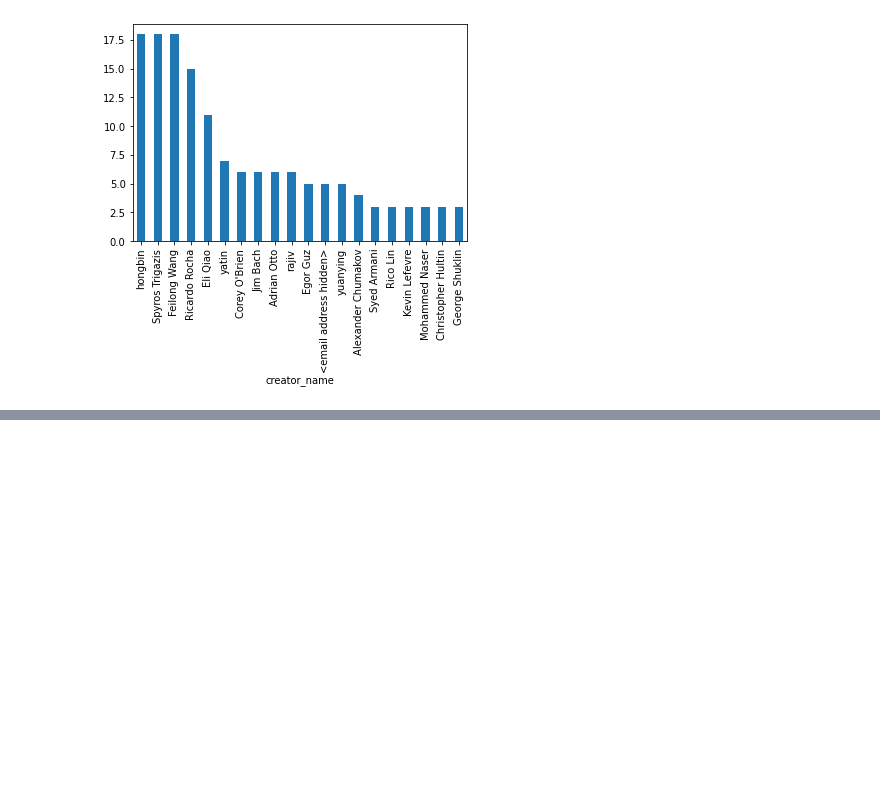
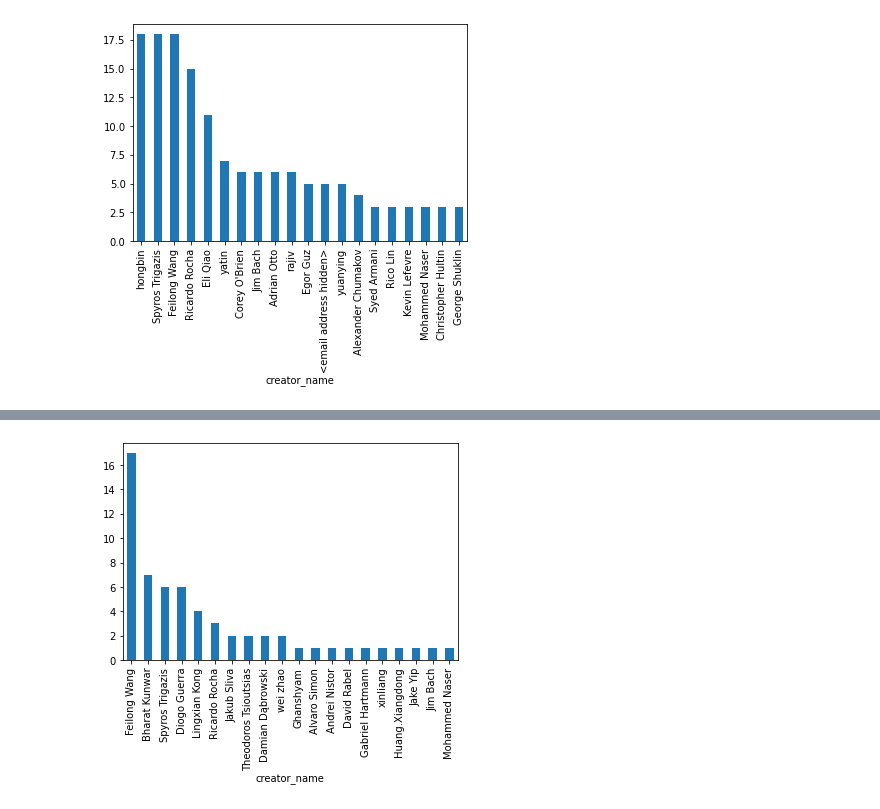
Before and after one commit to strigazi/storyboard-playground, a Jupyter notebook: storyboard.ipynb, the cells around one changed output, grey strips where cells are left out. Saved outputs shown, nothing was run; the diff lists cells and outputs as text; code cells hidden in the pictures; blank space fills up the shorter version.

```diff
--- a/storyboard.ipynb
+++ b/storyboard.ipynb
@@ -219,6 +219,6 @@ Name: id, dtype: int64
 # %%
-#df = pandas.DataFrame.from_dict(active_stories, orient='index')
+%%time
 
-for task_id, t in d.items():
-    print_task_with_url(task_id)
+for task_id, t in tasks_to_close.items():
+    mark_task_invalid(task_id)
 # %% [output]
@@ -253,0 +242,14 @@ print(len(d.keys()))
+# %%
+%%time
+
+# Get all stories
+stories = storyboard.stories.get_all()
+print('Number of stories', len(stories))
+
+# Get all tasks
+tasks = storyboard.tasks.get_all()
+print('Number of tasks', len(tasks))
+
+# get all users
+users = storyboard.users.get_all()
+print('Number of users', len(users))
@@ -253,0 +262,73 @@ print(len(d.keys()))
+# %%
+# Create dicts for stories, tasks and users
+users_dict = {}
+for u in users:
+    users_dict[u.id] = u.to_dict()
+
+stories_dict = {}
+stories_objects_dict = {}
+for s in stories:
+    stories_dict[s.id] = s.to_dict()
+    stories_objects_dict[s.id] = s
+    if s.creator_id is None:
+        stories_dict[s.id]['creator_name'] = 'UNKNOWN'
+    else:
+        stories_dict[s.id]['creator_name'] = users_dict[s.creator_id]['full_name']
+
+tasks_dict = {}
+for t in tasks:
+    tasks_dict[t.id] = t.to_dict()
+    if t.creator_id is None:
+        tasks_dict[t.id]['creator_name'] = stories_dict[t.story_id]['creator_name']
+    else:
+        tasks_dict[t.id]['creator_name'] = users_dict[t.creator_id]['full_name']
+    if t.assignee_id is None:
+        tasks_dict[t.id]['assignee_name'] = 'UNKNOWN'
+    else:
+        tasks_dict[t.id]['assignee_name'] = users_dict[t.assignee_id]['full_name']
+    tasks_dict[t.id]['story_updated_at'] = stories_dict[t.story_id]['updated_at']
+    tasks_dict[t.id]['story_url'] = 'https://storyboard.openstack.org/#!/story/' + str(t.story_id)
+
+# Get the project group to work with
+project_group_name = 'magnum'
+
+project_group = storyboard.project_groups.find(name=project_group_name)
+
+project_ids = [ project.id for project in project_group.projects.list() ]
+project_names = [ project.name for project in project_group.projects.list() ]
+projects = {}
+for project in project_group.projects.list():
+    projects[project.id] = project.name
+
+# Get all tasks affecting the above project group
+tasks_in_group = []
+tasks_in_group_dict = {}
+
+for t in tasks:
+    if t.project_id in project_ids:
+        tasks_in_group.append(tasks_dict[t.id])
+        tasks_in_group_dict[t.id] = tasks_dict[t.id]
+print('all tasks:', len(tasks_in_group))
+
+open_tasks_in_group = []
+open_tasks_in_group_dict = {}
+for t in tasks_in_group:
+    if is_task_open(t['id']):
+        open_tasks_in_group.append(t)
+        open_tasks_in_group_dict[t['id']] = t
+print('open tasks:', len(open_tasks_in_group))
+
+tasks_to_close = {}
+days_since_updated_th = 360
+active_stories = {}
+for id, t in open_tasks_in_group_dict.items():
+    tasks_to_close[id] = t
+    active_stories[t['story_id']] = stories_dict[t['story_id']]
+print('Active   tasks', len(tasks_to_close.keys()))
+print('Active stories', len(active_stories.keys()))
+
+df = pandas.DataFrame.from_dict(active_stories, orient='index')
+df_grouped = df.groupby(['creator_name'])['id'].count()
+df2 = df_grouped.sort_values(ascending=False)
+df2.head(20).plot.bar()
+# %% [output]
@@ -253,0 +340 @@ print(len(d.keys()))
+[figure, added]
```
Also changed, not shown: parts of 10 cells of this notebook.
